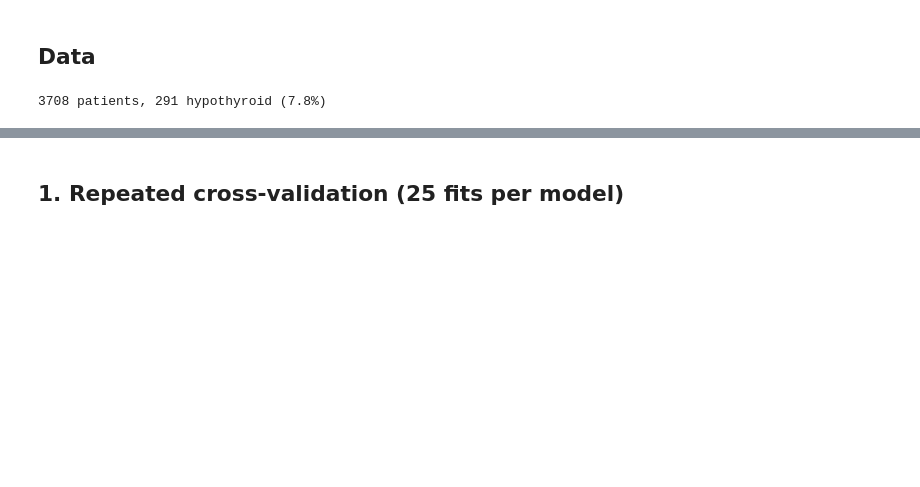
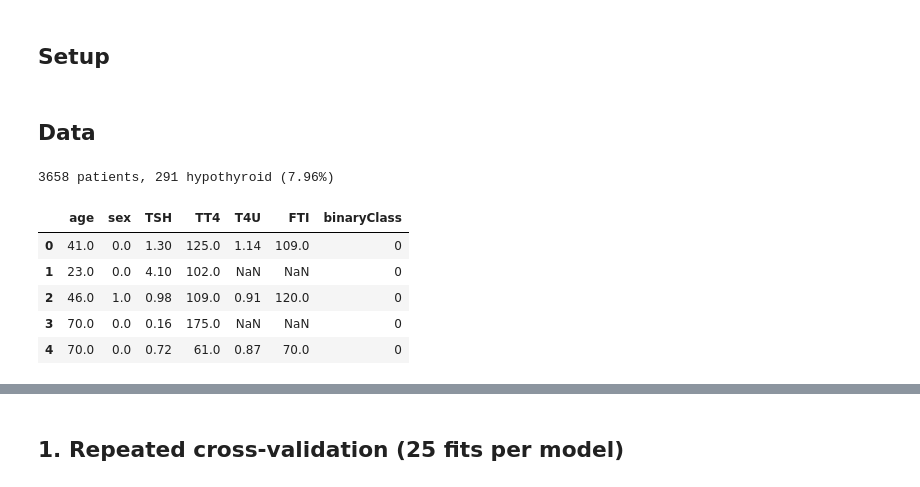
Before and after one commit to pixelhamza/thyroid-prediction-model, a Jupyter notebook: notebook/model_comparison.ipynb, the cells around one changed output, grey strips where cells are left out. Cells and saved outputs as stored; diff of their text form; code cells hidden in the pictures; blank space fills up the shorter version.

```diff
--- a/notebook/model_comparison.ipynb
+++ b/notebook/model_comparison.ipynb
@@ -21,6 +14,6 @@ deviation, so a gap can be judged against its own variability.
+# %% [markdown]
+## Setup
 # %%
-import warnings
-
 import numpy as np
 import pandas as pd
 import matplotlib.pyplot as plt
@@ -29,28 +22,40 @@ from sklearn.tree import DecisionTreeClassifier
 from sklearn.svm import SVC
 from sklearn.calibration import CalibratedClassifierCV
 from sklearn.pipeline import make_pipeline
+from sklearn.compose import ColumnTransformer
 from sklearn.impute import SimpleImputer
-from sklearn.preprocessing import StandardScaler, FunctionTransformer
-from sklearn.compose import ColumnTransformer
-from sklearn.model_selection import RepeatedStratifiedKFold, cross_validate, train_test_split
-from sklearn.metrics import precision_recall_curve
+from sklearn.preprocessing import (FunctionTransformer, LabelEncoder, StandardScaler)
+from sklearn.model_selection import (RepeatedStratifiedKFold, cross_validate, train_test_split)
 
-warnings.filterwarnings("ignore")
-RF_C, DT_C, SVM_C = "#2a78d6", "#eb6834", "#1baf7a"
+CSV = "../dataset/hypothyroid.csv"
+FEATURES = ["age", "sex", "TSH", "TT4", "T4U", "FTI"]
+TARGET = "binaryClass"
+CLASS_NAMES = ["negative", "hypothyroid"]
+RANDOM_STATE = 42
 # %% [markdown]
 ## Data
-# %%
-df = pd.read_csv("../dataset/cleaned_dataset_Thyroid1.csv").drop_duplicates()
-
-for flag, value in [("TSH measured", "TSH"), ("TT4 measured", "TT4"),
-                    ("T4U measured", "T4U"), ("FTI measured", "FTI")]:
-    df.loc[df[flag] == 0, value] = np.nan
-df.loc[~df["sex"].isin([0.0, 1.0]), "sex"] = np.nan
-df = df.drop(columns=["hypopituitary"])
-
-X = df.drop(columns=["binaryClass"])
-y = df["binaryClass"]
-print(f"{len(df)} patients, {int(y.sum())} hypothyroid ({100*y.mean():.1f}%)")
-# %% [output]
-3708 patients, 291 hypothyroid (7.8%)
+# %%
+# Same cleaning as thyroid.ipynb section 3.
+df = pd.read_csv(CSV, na_values="?")[FEATURES + [TARGET]]
+
+known = df["sex"].notna()
+df.loc[known, "sex"] = LabelEncoder().fit_transform(df.loc[known, "sex"])
+df["sex"] = df["sex"].astype(float)
+
+# LabelEncoder puts "N" first, and "N" is the hypothyroid group, so flip it.
+df[TARGET] = 1 - LabelEncoder().fit_transform(df[TARGET])
+
+clean = df[~(df["age"] > 120)].drop_duplicates()
+X = clean[FEATURES]
+y = clean[TARGET]
+print(f"{len(clean)} patients, {y.sum()} hypothyroid ({100 * y.mean():.2f}%)")
+clean.head()
+# %% [output]
+3658 patients, 291 hypothyroid (7.96%)
+|  | age | sex | TSH | TT4 | T4U | FTI | binaryClass |
+| 0 | 41.0 | 0.0 | 1.30 | 125.0 | 1.14 | 109.0 | 0 |
+| 1 | 23.0 | 0.0 | 4.10 | 102.0 | NaN | NaN | 0 |
+| 2 | 46.0 | 1.0 | 0.98 | 109.0 | 0.91 | 120.0 | 0 |
+| 3 | 70.0 | 0.0 | 0.16 | 175.0 | NaN | NaN | 0 |
+| 4 | 70.0 | 0.0 | 0.72 | 61.0 | 0.87 | 70.0 | 0 |
 # %% [markdown]
```
Also changed, not shown: parts of 18 cells of this notebook, 12 other files.
